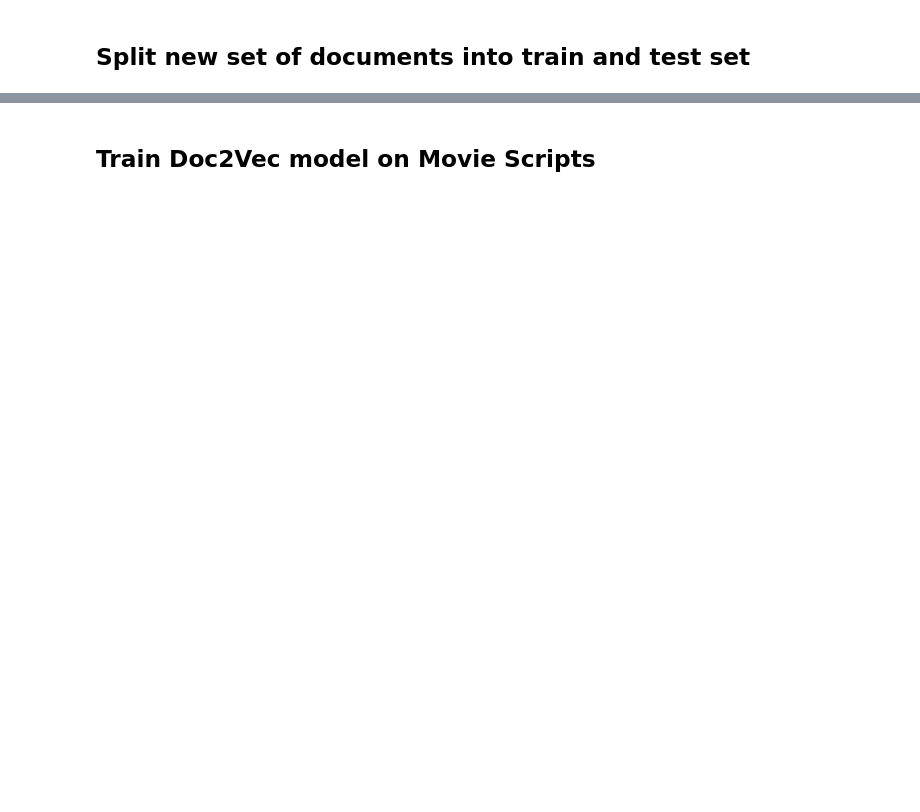
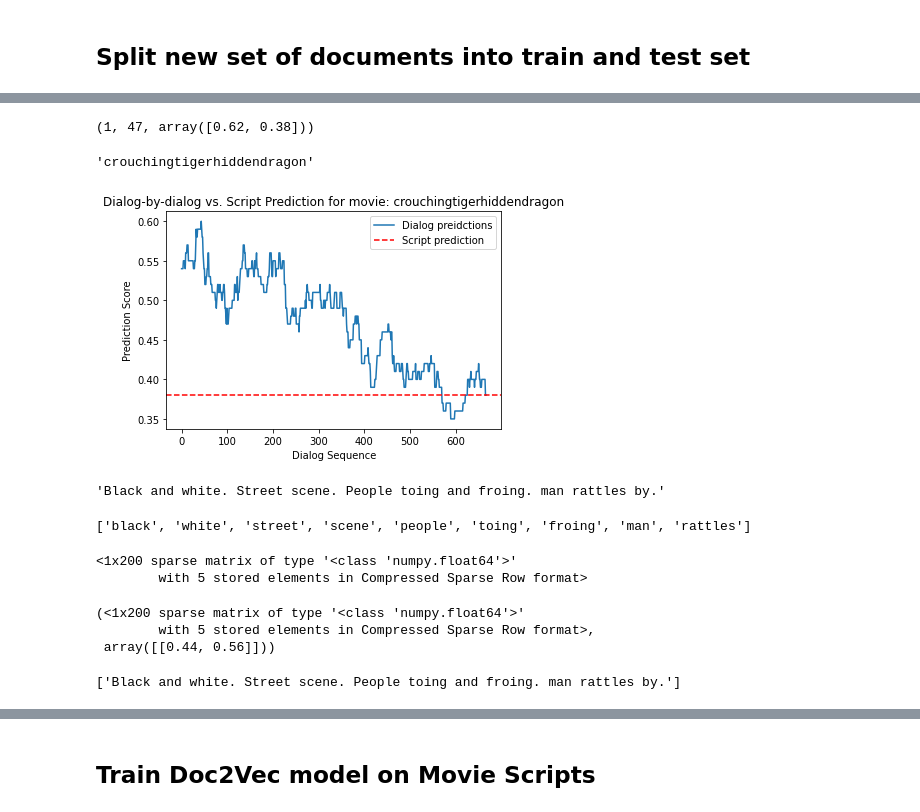
Before and after one commit to mandarsc/TropeAnalysis, a Jupyter notebook: Movie script doc2vec.ipynb, the cells around one changed output, grey strips where cells are left out. Cells and saved outputs as stored; diff of their text form; code cells hidden in the pictures; blank space fills up the shorter version.

```diff
--- a/Movie script doc2vec.ipynb
+++ b/Movie script doc2vec.ipynb
@@ -241,0 +426,3 @@ list(tropes_sorted_by_movie_count.keys())[:5], list(tropes_sorted_by_movie_count
+# %%
+rf_fit = RandomForestClassifier().fit(X_tfidf_train_vec, y_train)
+y_pred = rf_fit.predict_proba(X_tfidf_test_vec)
@@ -241,0 +444,54 @@ list(tropes_sorted_by_movie_count.keys())[:5], list(tropes_sorted_by_movie_count
+# %%
+movie_idx = 33
+y_test[movie_idx], test_idx[movie_idx], y_pred[movie_idx,]
+# %% [output]
+(1, 47, array([0.62, 0.38]))
+# %%
+movie_trope = list(all_preprocess_movie_dialogs.keys())[test_idx[movie_idx]]
+movie_trope
+# %% [output]
+'crouchingtigerhiddendragon'
+# %%
+movie_dialog_list = []
+y_movie_pred = []
+for dialog in all_raw_movie_dialogs[movie_trope]['dialogs_list']:
+    movie_dialog_list += preprocess_string(dialog, CUSTOM_FILTERS)
+    if len(movie_dialog_list) > 0:
+        movie_dialog_tfidf = tfidf_fit.transform([' '.join(movie_dialog_list)])
+        y_movie_pred.append(rf_fit.predict_proba(movie_dialog_tfidf)[:, 1])
+# %%
+plt.plot(np.arange(len(y_movie_pred)), y_movie_pred, label='Dialog preidctions')
+plt.xlabel("Dialog Sequence")
+plt.ylabel("Prediction Score")
+plt.axhline(y_pred[movie_idx,][1], color='red', linestyle='--', label='Script prediction')
+plt.legend(loc='upper right')
+plt.title(f"Dialog-by-dialog vs. Script Prediction for movie: {movie_trope}")
+plt.show()
+# %% [output]
+[figure, added]
+# %%
+all_raw_movie_dialogs[movie]['dialogs_list'][1]
+# %% [output]
+'Black and white. Street scene. People toing and froing. man rattles by.'
+# %%
+dialog = 'Black and white. Street scene. People toing and froing. man rattles by.'
+preprocess_dialog = preprocess_string(dialog, CUSTOM_FILTERS)
+movie_dialog_tfidf = tfidf_fit.transform([' '.join(preprocess_dialog)])
+print(preprocess_dialog)
+# %% [output]
+['black', 'white', 'street', 'scene', 'people', 'toing', 'froing', 'man', 'rattles']
+# %%
+movie_dialog_tfidf
+# %% [output]
+<1x200 sparse matrix of type '<class 'numpy.float64'>'
+        with 5 stored elements in Compressed Sparse Row format>
+# %%
+movie_dialog_tfidf, rf_fit.predict_proba(movie_dialog_tfidf)
+# %% [output]
+(<1x200 sparse matrix of type '<class 'numpy.float64'>'
+        with 5 stored elements in Compressed Sparse Row format>,
+ array([[0.44, 0.56]]))
+# %%
+[dialog]
+# %% [output]
+['Black and white. Street scene. People toing and froing. man rattles by.']
```
Also changed, not shown: parts of 33 cells of this notebook, 4 other files.
